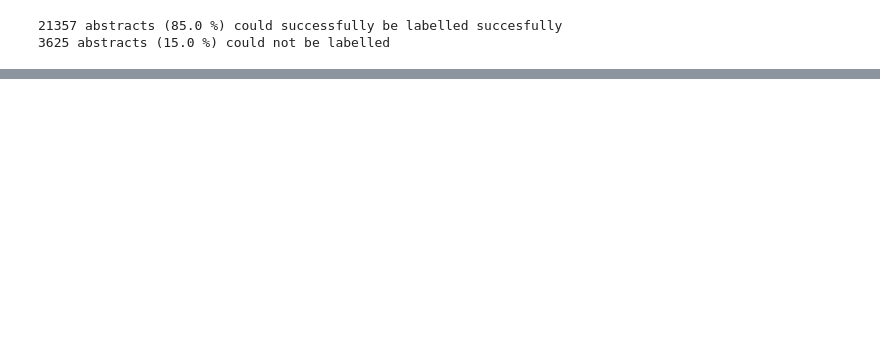
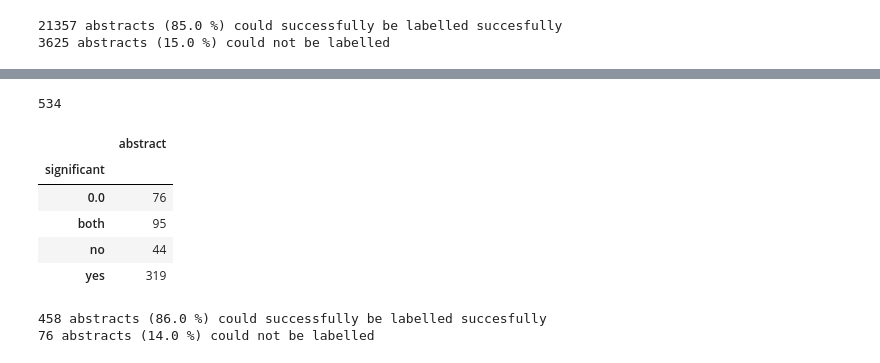
Before and after one commit to kludt/gesellenstueck, a Jupyter notebook: notebooks/labeling_significance_of_results.ipynb, the cells around one changed output, grey strips where cells are left out. Drawn from its saved outputs; the diff is of its cells as text; code cells hidden in the pictures; blank space fills up the shorter version.

Commit message:
adding breast cancer example

```diff
--- a/notebooks/labeling_significance_of_results.ipynb
+++ b/notebooks/labeling_significance_of_results.ipynb
@@ -182,0 +200,34 @@ print(f'3625 abstracts ({np.round(3625/len(abstracts)*100)} %) could not be labe
+# %%
+len(breast_cancer)
+# %% [output]
+534
+# %%
+breast_cancer['significant'] = np.zeros((len(breast_cancer), 1))
+# %%
+no = r'no signifi|not signifi|non-signifi|did not vary signifi|any signifi|not statistically signifi|without signifi\
+|no longer significant'
+breast_cancer['significant'][breast_cancer['abstract'].str.contains(no)] = 'no'
+# %%
+yes = r'were signific|a signifi|was signifi|highly signifi|very signifi|significantly \D+ed\
+|more signifi|most signifi|less signifi|\D+ed signifi\D+|direct signifi|signifi\D+ associat\D+|\D+s signifi|\
+had signifi'
+breast_cancer['significant'][breast_cancer['abstract'].str.contains(yes)] = 'yes'
+# %%
+breast_cancer['significant'][(breast_cancer['abstract'].str.contains(yes)) & (breast_cancer['abstract'].str.contains(no))] = 'both'
+# %%
+count = breast_cancer.groupby('significant').count()
+count
+# %% [output]
+|  | abstract |
+| significant |  |
+| 0.0 | 76 |
+| both | 95 |
+| no | 44 |
+| yes | 319 |
+# %%
+print(f'{len(breast_cancer)-count.iloc[0,0]} abstracts ({np.round((len(breast_cancer)-count.iloc[0,0])/\
+len(breast_cancer)*100)} %) could successfully be labelled succesfully')
+print(f'{count.iloc[0,0]} abstracts ({np.round(count.iloc[0,0]/len(breast_cancer)*100)} %) could not be labelled')
+# %% [output]
+458 abstracts (86.0 %) could successfully be labelled succesfully
+76 abstracts (14.0 %) could not be labelled
```
Also changed, not shown: parts of 8 cells of this notebook.
